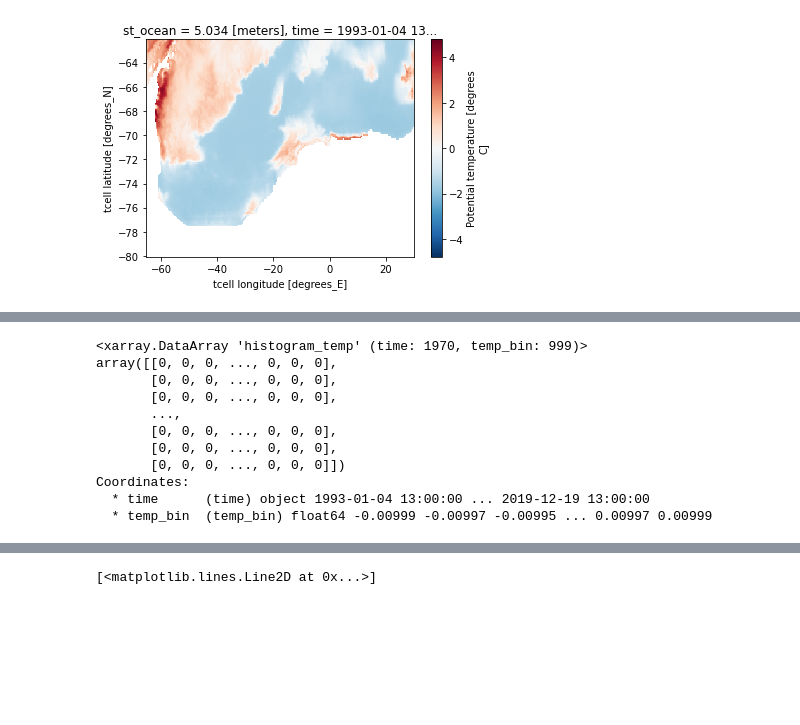
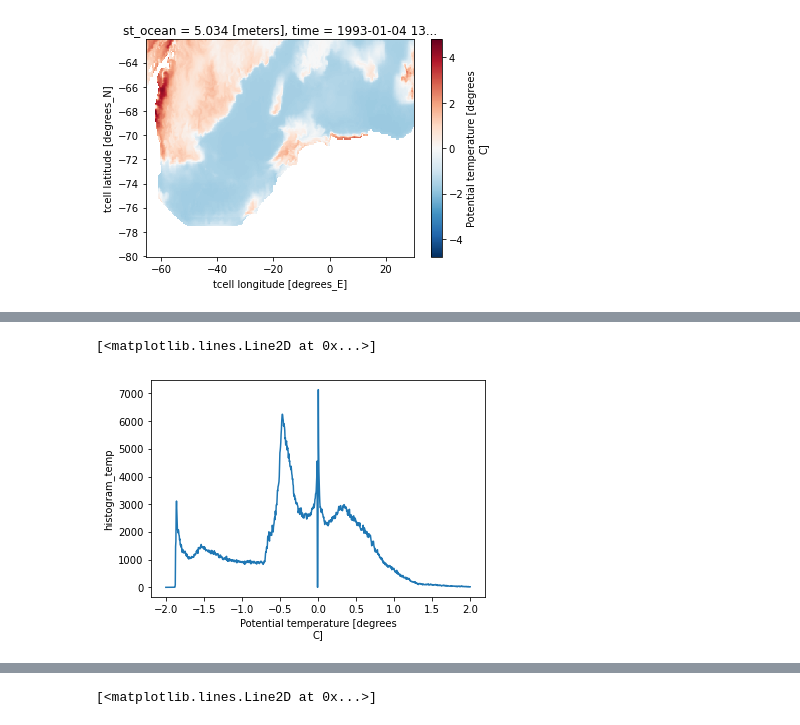
Before and after one commit to ocean-transport/WMT-project, a Jupyter notebook: SODA/model-validation-SODA.ipynb, the cells around one changed output, grey strips where cells are left out. Cells and saved outputs as stored; diff of their text form; code cells hidden in the pictures; blank space fills up the shorter version.

```diff
--- a/SODA/model-validation-SODA.ipynb
+++ b/SODA/model-validation-SODA.ipynb
@@ -227,16 +283,9 @@ Coordinates:
 # %%
-t_bins = np.linspace(-0.01, 0.01, 1000)
-t_hist = histogram(ds_wg.temp.where(mask), bins=[t_bins], dim=("yt_ocean", "xt_ocean", "st_ocean")).compute()
-t_hist
+t_bins = np.linspace(-2, 2, 1000)
+T = ds_wg.temp.isel(time=10).compute()
+mask = (T > 0.001) | (T < -0.01)
+t_hist = histogram(T.where(mask), bins=[t_bins], dim=("yt_ocean", "xt_ocean", "st_ocean"))
+t_hist.plot()
 # %% [output]
-<xarray.DataArray 'histogram_temp' (time: 1970, temp_bin: 999)>
-array([[0, 0, 0, ..., 0, 0, 0],
-       [0, 0, 0, ..., 0, 0, 0],
-       [0, 0, 0, ..., 0, 0, 0],
-       ...,
-       [0, 0, 0, ..., 0, 0, 0],
-       [0, 0, 0, ..., 0, 0, 0],
-       [0, 0, 0, ..., 0, 0, 0]])
-Coordinates:
-  * time      (time) object 1993-01-04 13:00:00 ... 2019-12-19 13:00:00
-  * temp_bin  (temp_bin) float64 -0.00999 -0.00997 -0.00995 ... 0.00997 0.00999
+[<matplotlib.lines.Line2D at 0x...>]
+[figure, added]
```
Also changed, not shown: parts of 20 cells of this notebook.
